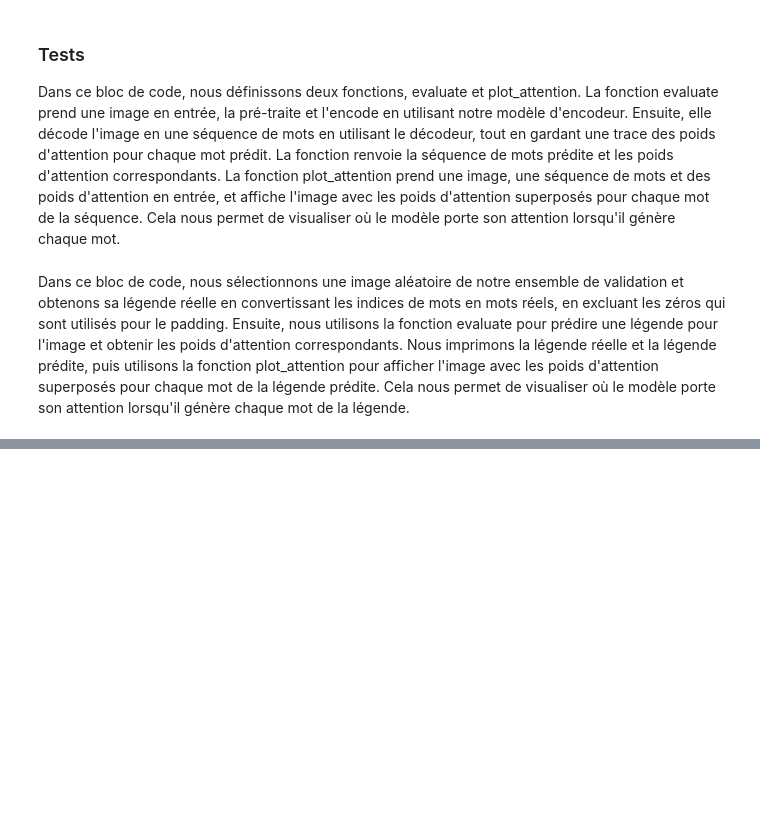
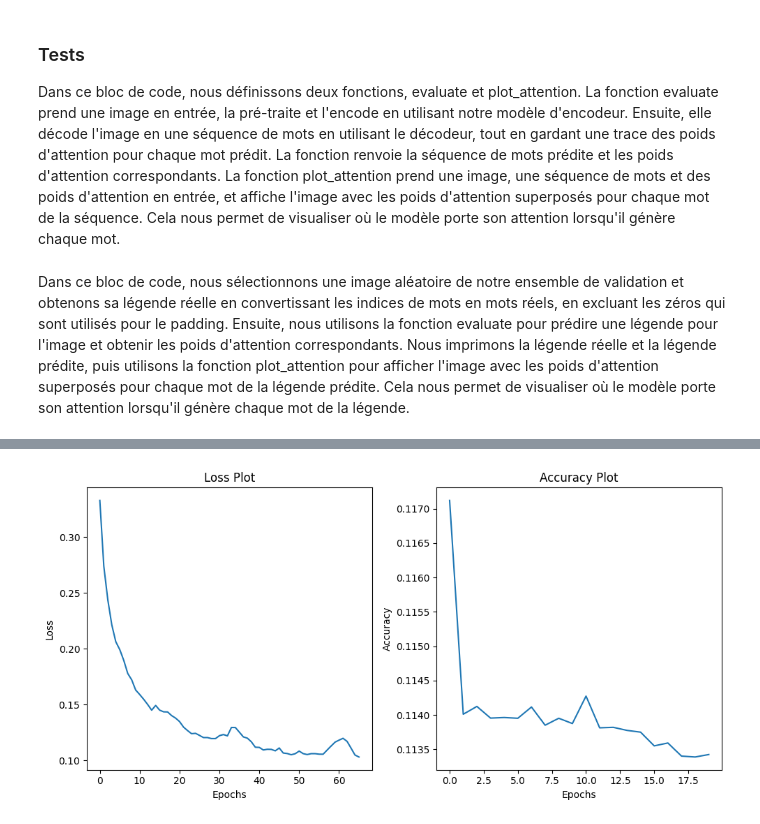
Before and after one commit to romaricDembele/projet_leyenda, a Jupyter notebook: livrable_3.ipynb, the cells around one changed output, grey strips where cells are left out. Saved outputs shown, nothing was run; the diff lists cells and outputs as text; code cells hidden in the pictures; blank space fills up the shorter version.

```diff
--- a/livrable_3.ipynb
+++ b/livrable_3.ipynb
@@ -331,6 +352,7 @@ Nous créons un dataset de tensors à partir de nos données d'entraînement, pu
 
 Enfin, nous mélangeons les données, les divisons en batchs et préchargeons les prochains éléments pour améliorer les performances.
 # %%
+EPOCHS = 5 # Nombre d'epochs
 BATCH_SIZE = 64 # taille du batch
 BUFFER_SIZE = 1000 # taille du buffer pour melanger les donnes
 embedding_dim = 256 # Taille de l'embedding
@@ -687,0 +708,95 @@ plot_attention(image, result, attention_plot)
+# %%
+# Téléchargement du modèle pré-entrainé ResNet50
+model_name = 'ResNet50'
+image_features_extract_model_resnet50 = create_image_features_model(model_name)
+
+# Appel de la fonction save pour sauvegarder les representations des images
+extract_features_and_save(image_dataset, image_features_extract_model_resnet50)
+
+#Appel de la focntion entrainement
+train_epochs(dataset, train_step, start_epoch, num_steps, ckpt_manager, loss_plot, EPOCHS)
+# %%
+accuracy_object_resnet50 = tf.keras.metrics.SparseCategoricalAccuracy()
+start_epoch_resnet50 = 0
+def accuracy_function_resnet50(real, pred):
+    mask = tf.math.logical_not(tf.math.equal(real, 0))
+    acc_ = accuracy_object_resnet50(real, pred)
+
+    mask = tf.cast(mask, dtype=acc_.dtype)
+    acc_ *= mask
+
+    return tf.reduce_mean(acc_)
+
+accuracy_plot_resnet50 = []
+
+@tf.function
+def train_step_resnet50(img_tensor, target):
+    loss = 0
+    accuracy = 0
+
+    hidden = decoder_resnet50.reset_state(batch_size=target.shape[0])
+
+    dec_input = tf.expand_dims([tokenizer.word_index['<start>']] * target.shape[0], 1)
+
+    with tf.GradientTape() as tape:
+        features = encoder_resnet50(img_tensor)
+
+        for i in range(1, target.shape[1]):
+            predictions, hidden, _ = decoder_resnet50(dec_input, features, hidden)
+
+            loss += loss_function_resnet50(target[:, i], predictions)
+            accuracy += accuracy_function_resnet50(target[:, i], predictions)
+
+            dec_input = tf.expand_dims(target[:, i], 1)
+
+    total_loss = (loss / int(target.shape[1]))
+    total_accuracy = (accuracy / int(target.shape[1]))
+
+    trainable_variables = encoder_resnet50.trainable_variables + decoder_resnet50.trainable_variables
+
+    gradients = tape.gradient(loss, trainable_variables)
+
+    optimizer_resnet50.apply_gradients(zip(gradients, trainable_variables))
+
+    return loss, total_loss, total_accuracy
+
+for epoch in range(start_epoch_resnet50, EPOCHS):
+    start = time.time()
+    total_loss = 0
+    total_accuracy = 0
+
+    for (batch, (img_tensor, target)) in enumerate(dataset):
+        batch_loss, t_loss, t_accuracy = train_step_resnet50(img_tensor, target)
+        total_loss += t_loss
+        total_accuracy += t_accuracy
+
+        if batch % 100 == 0:
+            print ('Epoch {} Batch {} Loss {:.4f} Accuracy {:.4f}'.format(
+              epoch + 1, batch, batch_loss.numpy() / int(target.shape[1]), t_accuracy))
+
+    loss_plot_resnet50.append(total_loss / num_steps)
+    accuracy_plot_resnet50.append(total_accuracy / num_steps)
+
+    if epoch % 5 == 0:
+        ckpt_manager_resnet50.save()
+
+    print ('Epoch {} Loss {:.6f} Accuracy {:.6f}'.format(epoch + 1, total_loss/num_steps, total_accuracy/num_steps))
+    print ('Time taken for 1 epoch {} sec\n'.format(time.time() - start))
+
+plt.figure(figsize=(10, 5))
+
+plt.subplot(1, 2, 1)
+plt.plot(loss_plot_resnet50)
+plt.xlabel('Epochs')
+plt.ylabel('Loss')
+plt.title('Loss Plot')
+
+plt.subplot(1, 2, 2)
+plt.plot(accuracy_plot_resnet50)
+plt.xlabel('Epochs')
+plt.ylabel('Accuracy')
+plt.title('Accuracy Plot')
+
+plt.tight_layout()
+plt.show()
+# %% [output]
@@ -687,0 +820 @@ plot_attention(image, result, attention_plot)
+[figure, added]
```
Also changed, not shown: parts of 16 cells of this notebook, 2 other files.
